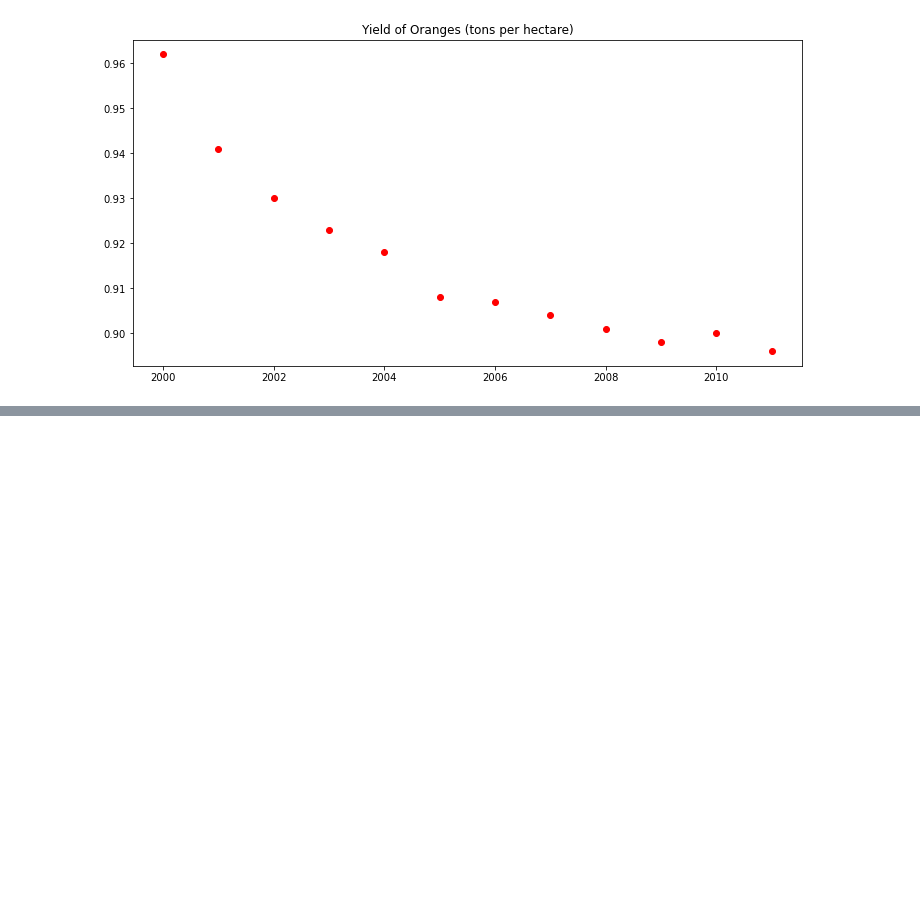
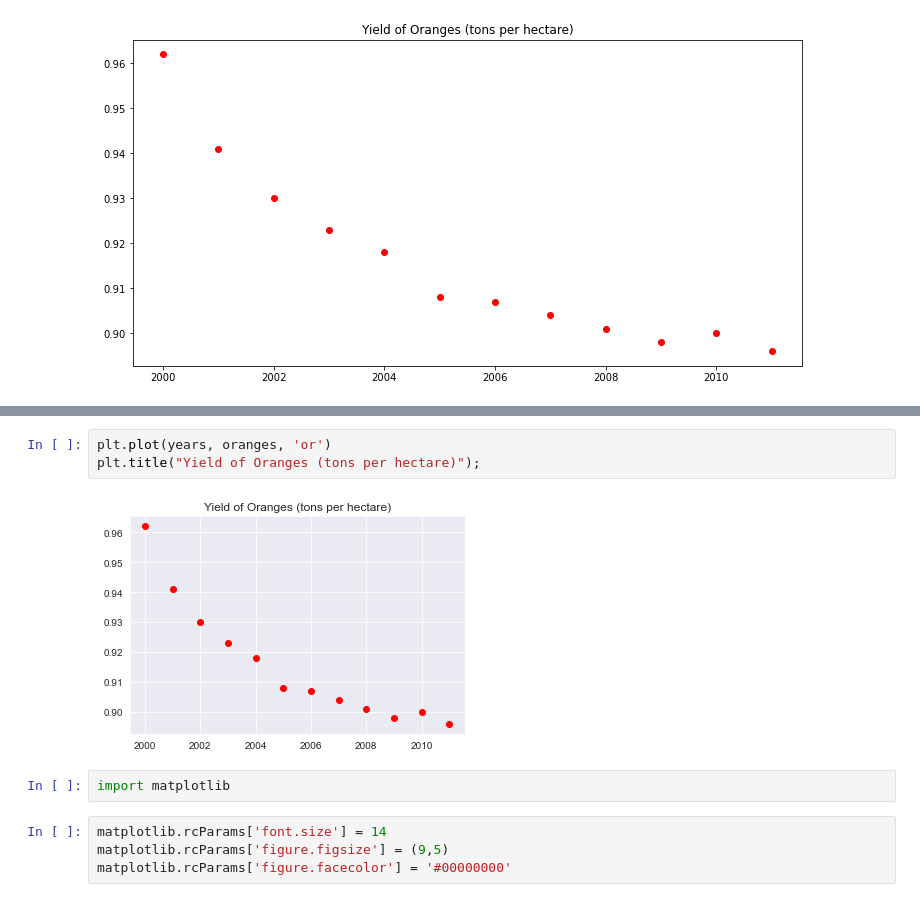
Before and after one commit to ankit11421/Data-Analysis-Stuff, a Jupyter notebook: python-matplotlib-data-visualization-v-14/Data visualization using Python, Matplotlib and Seaborn.ipynb, the cells around one changed output, grey strips where cells are left out. Saved outputs shown, nothing was run; the diff lists cells and outputs as text; blank space fills up the shorter version.

```diff
--- a/python-matplotlib-data-visualization-v-14/Data visualization using Python, Matplotlib and Seaborn.ipynb
+++ b/python-matplotlib-data-visualization-v-14/Data visualization using Python, Matplotlib and Seaborn.ipynb
@@ -126,0 +153,11 @@ plt.title("Yield of Oranges (tons per hectare)");
+# %%
+plt.plot(years, oranges, 'or')
+plt.title("Yield of Oranges (tons per hectare)");
+# %% [output]
+[figure, added]
+# %%
+import matplotlib
+# %%
+matplotlib.rcParams['font.size'] = 14
+matplotlib.rcParams['figure.figsize'] = (9,5)
+matplotlib.rcParams['figure.facecolor'] = '#00000000'
```
Also changed, not shown: parts of 10 cells of this notebook.
